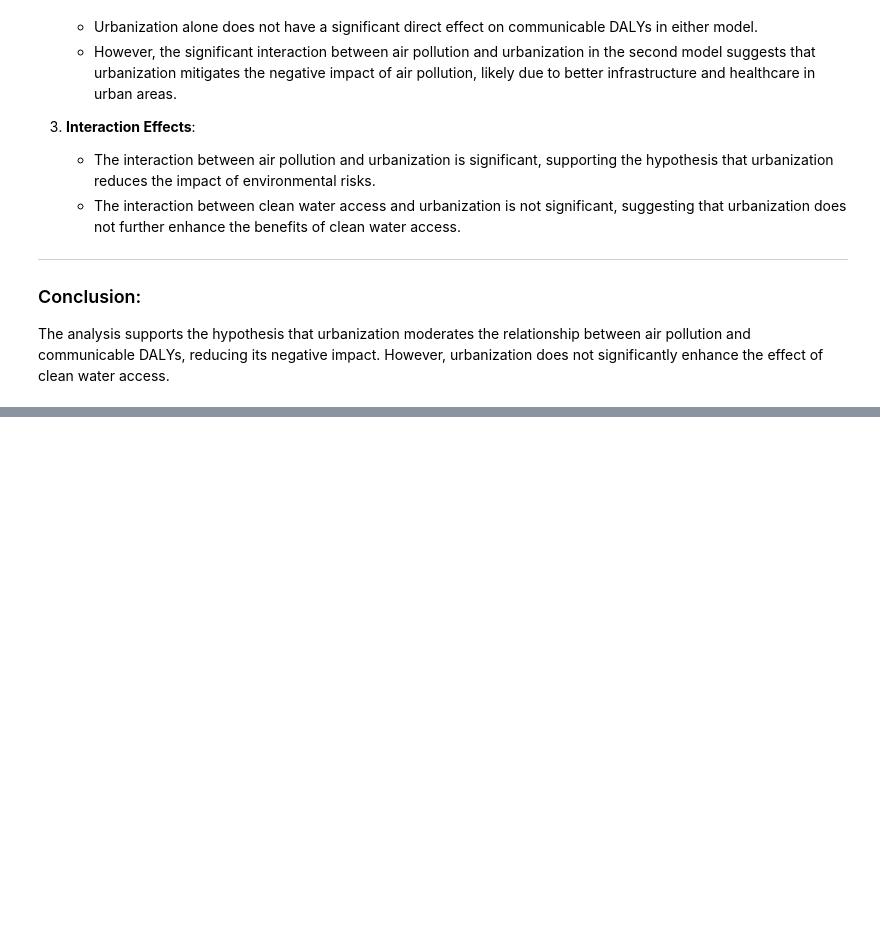
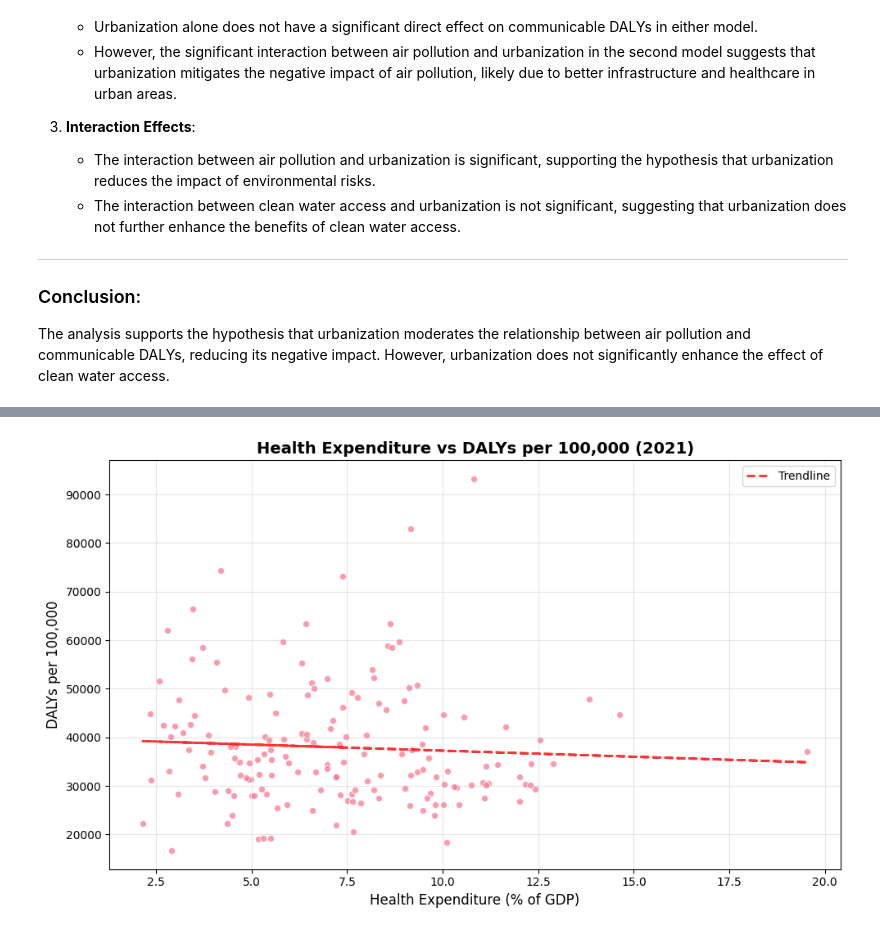
Before and after one commit to AimanIskndr/bdata-daly-socioeconomic, a Jupyter notebook: analysis.ipynb, the cells around one changed output, grey strips where cells are left out. Drawn from its saved outputs; the diff is of its cells as text; code cells hidden in the pictures; blank space fills up the shorter version.

```diff
--- a/analysis.ipynb
+++ b/analysis.ipynb
@@ -1104,0 +1108,16 @@ The analysis supports the hypothesis that urbanization moderates the relationshi
+# %%
+df8 = health_exp_df.merge(dalys_rate_2021[['location_name', 'val']],
+                          left_on='country', right_on='location_name', how='inner')
+
+df8 = df8[['country', 'health_expenditure', 'val']].rename(columns={'val': 'dalys_rate'})
+
+df8 = df8.merge(gdp_df[['country', 'gdp_per_capita']], on='country', how='inner')
+df8 = df8.merge(hdi_df[['country', 'hdi']], on='country', how='inner')
+
+df8['health_expenditure'] = pd.to_numeric(df8['health_expenditure'], errors='coerce')
+df8['dalys_rate'] = pd.to_numeric(df8['dalys_rate'], errors='coerce')
+df8['gdp_per_capita'] = pd.to_numeric(df8['gdp_per_capita'], errors='coerce')
+df8['hdi'] = pd.to_numeric(df8['hdi'], errors='coerce')
+df8 = df8.dropna()
+
+print(df8)
@@ -1104,0 +1142,18 @@ The analysis supports the hypothesis that urbanization moderates the relationshi
+# %%
+# Scatter plot for health expenditure vs DALYs
+plt.figure(figsize=(10, 6))
+plt.scatter(df8['health_expenditure'], df8['dalys_rate'], alpha=0.7, edgecolors='white', linewidth=1)
+plt.xlabel('Health Expenditure (% of GDP)', fontsize=12)
+
+plt.ylabel('DALYs per 100,000', fontsize=12)
+plt.title('Health Expenditure vs DALYs per 100,000 (2021)', fontsize=14, fontweight='bold')
+plt.grid(alpha=0.3)
+# Add trendline
+z = np.polyfit(df8['health_expenditure'], df8['dalys_rate'], 1)
+p = np.poly1d(z)
+plt.plot(df8['health_expenditure'], p(df8['health_expenditure']), "r--", alpha=0.8, linewidth=2, label='Trendline')
+plt.legend()
+plt.tight_layout()
+plt.show()
+# %% [output]
+[figure, added]
```
Also changed, not shown: parts of 7 cells of this notebook.
